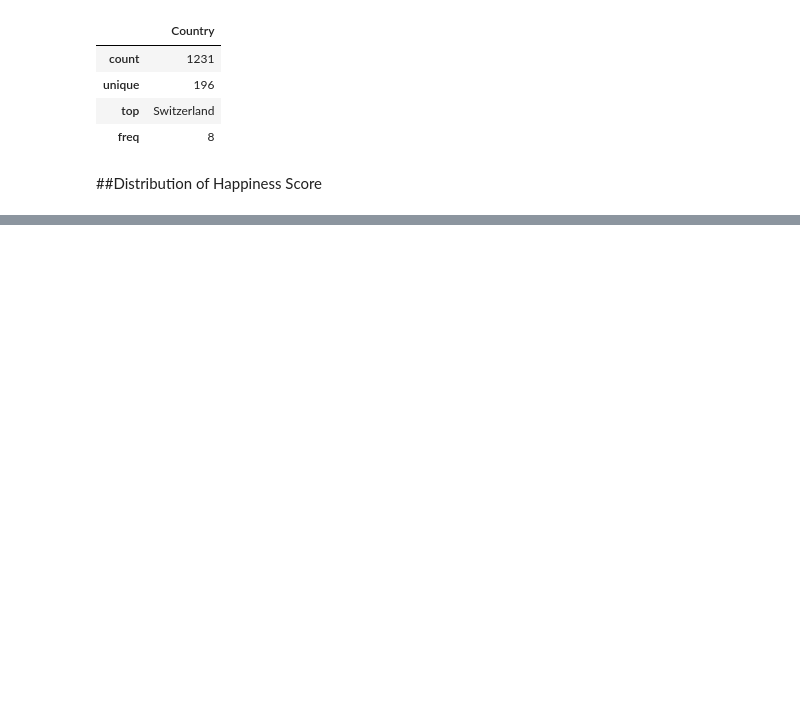
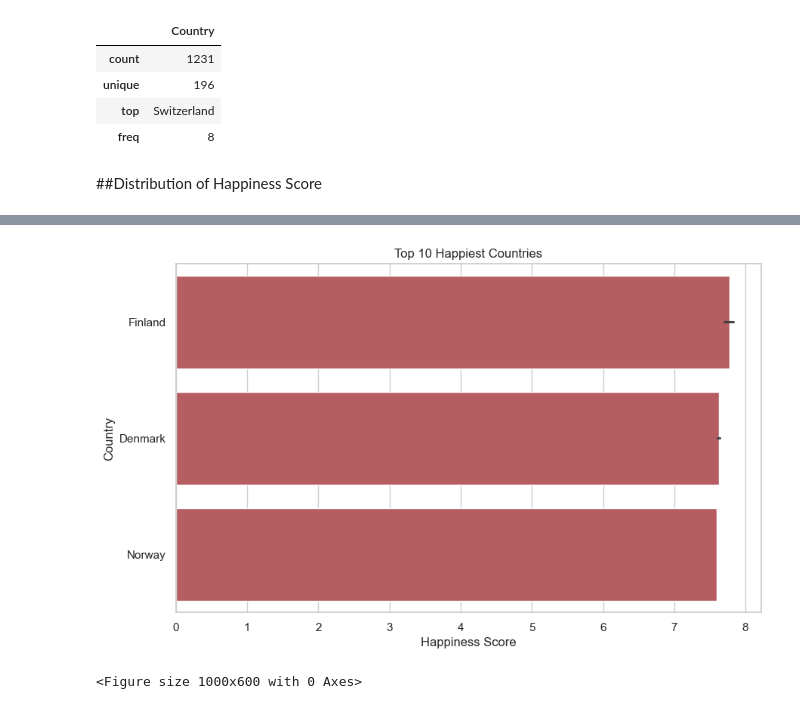
Before and after one commit to to-bits/Global-Happiness-Insights, a Jupyter notebook: analysis.ipynb, the cells around one changed output, grey strips where cells are left out. Drawn from its saved outputs; the diff is of its cells as text; code cells hidden in the pictures; blank space fills up the shorter version.

```diff
--- a/analysis.ipynb
+++ b/analysis.ipynb
@@ -88,0 +118,4 @@ plt.show()
+# %%
+top10 = df.sort_values("Happiness Score", ascending=False).head(10)
+
+top10
@@ -88,0 +134,16 @@ plt.show()
+# %%
+sns.barplot(
+    data=top10,
+    x="Happiness Score",
+    y="Country",
+    color='r'
+)
+
+plt.title("Top 10 Happiest Countries")
+plt.xlabel("Happiness Score")
+plt.ylabel("Country")
+plt.show()
+plt.savefig("image/top10_happiest_countries.png")
+# %% [output]
+[figure, added]
+<Figure size 1000x600 with 0 Axes>
```
Also changed, not shown: parts of 11 cells of this notebook, 9 other files.
